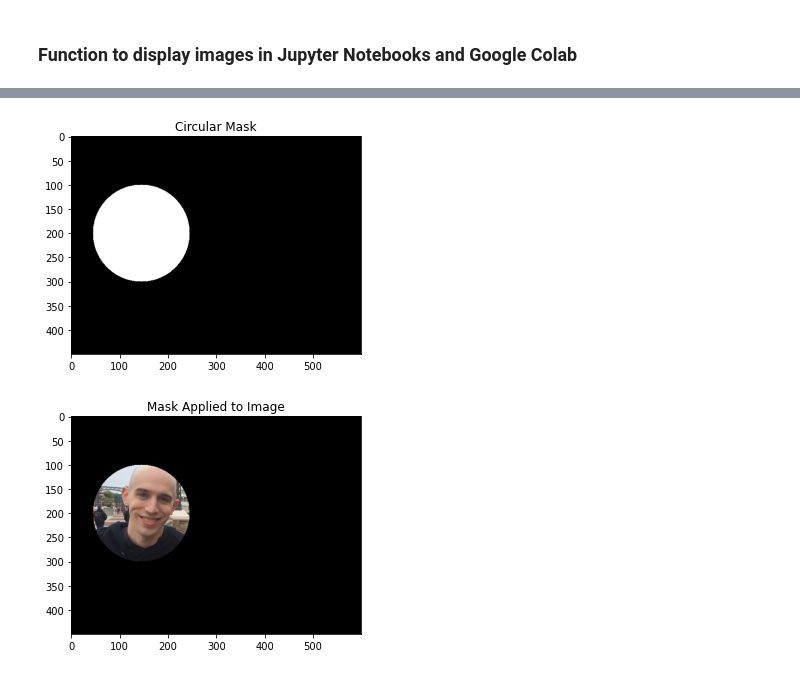
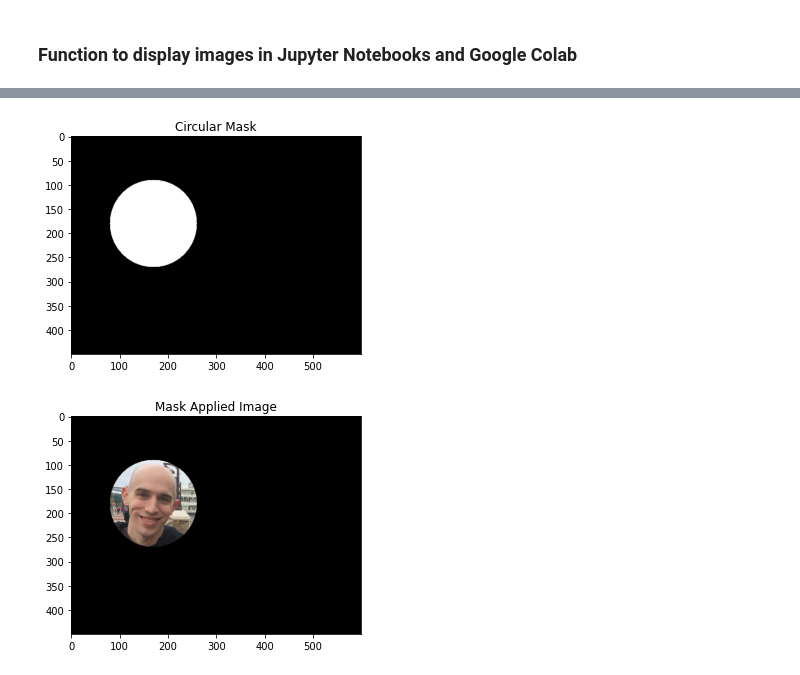
Before and after one commit to SANGSEOSEO/philosophy_datascience, a Jupyter notebook: 10.OpenCV/OpenCV_Masking.ipynb, the cells around one changed output, grey strips where cells are left out. Cells and saved outputs as stored; diff of their text form; code cells hidden in the pictures.

```diff
--- a/10.OpenCV/OpenCV_Masking.ipynb
+++ b/10.OpenCV/OpenCV_Masking.ipynb
@@ -42,8 +42,7 @@ def plt_imshow(title, image):
   image = cv2.cvtColor(image, cv2.COLOR_BGR2RGB)
   plt.title(title)
   plt.imshow(image)
-  plt.grid(False)
-  plt.show()
+  plt.grid(False);plt.show()
 # %% [markdown]
 ### OpenCV를 이용한 이미지 연산
 * Image Cropping부분 참조
@@ -93,13 +110,14 @@ array([[  0,   0,   0, ...,   0,   0,   0],
 # %%
 # 반지름이 100인 원을 얼굴 주위에 그리기
 # 마스크 적용
-mask = np.zeros(image.shape[:2], dtype='uint8')
-cv2.circle(mask, (145, 200), 100, 255, -1)
+mask = np.zeros(image.shape[:2], dtype='uint8') # 이미지의 크기만큼 ndarray초기화
+cv2.circle(mask, (170, 180), 90, 255, -1)
 masked = cv2.bitwise_and(image, image, mask = mask)
 
 # 마스크가 적용된 이미지
 plt_imshow("Circular Mask", mask)
-plt_imshow("Mask Applied to Image", masked)
+#display(masked, masked.shape, type(masked))
+plt_imshow("Mask Applied Image", masked)
 # %% [output]
-[figure, old version]
+[figure, new version]
-[figure, old version]
+[figure, new version]
```
Also changed, not shown: parts of 6 cells of this notebook.
